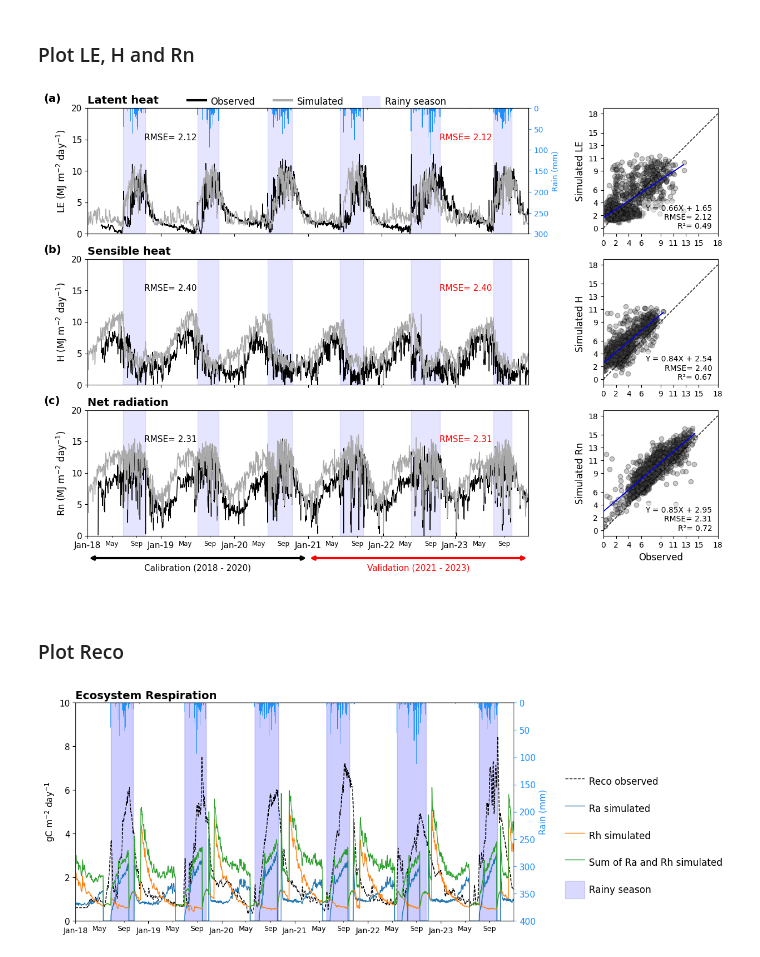
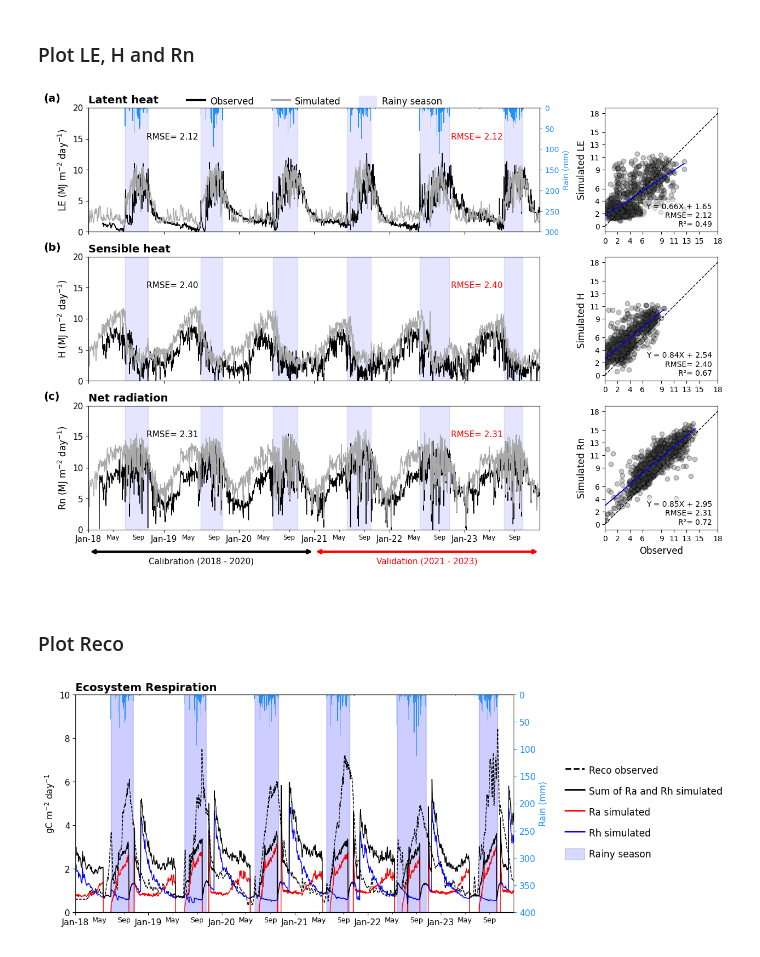
Before and after one commit to espoirgk/PhD_Repos, a Jupyter notebook: Plots_Paper1.ipynb, the cells around one changed output. Cells and saved outputs as stored; diff of their text form; code cells hidden in the pictures.

```diff
--- a/Plots_Paper1.ipynb
+++ b/Plots_Paper1.ipynb
@@ -347,7 +375,7 @@ for year, group in df2.groupby(df2.index.year):
         rainy_seasons.append((start_date, end_date))
 
 # Create the plots with shared x-axis
-fig, (ax2, ax1) = plt.subplots(2, 1, sharex=True, figsize=(10, 5))
+fig, (ax2, ax1) = plt.subplots(2, 1, sharex=True, figsize=(10, 6))
 
 # Add the inverted Rain on the secondary y-axis
 ax3 = ax2.twinx()
@@ -393,7 +421,7 @@ ax1.set_title("Crop", fontsize=14, loc="left", weight='bold')
 ax2.set_title("Tree", fontsize=14, loc="left", weight='bold')
 
 # Set labels and title for the first subplot
-ax1.set_ylabel('GPP (gC m$^{-2}$ day$^{-1}$)', fontsize=11)
+ax1.set_ylabel('GPP (gC m$^{-2}$ day$^{-1}$)', fontsize=12)
 ax3.set_ylabel('Rain (mm)', color=color_rain, fontsize=11)
 ax3.tick_params(axis='y', colors=color_rain, labelsize=11)
 ax3.set_ylim(200, 0)
@@ -409,7 +437,7 @@ line2, = ax2.plot(df2.index, df2['GPP_Tree_orch'], lw=line_weight, color=color_s
 
 # Set labels and title for the second subplot
 # ax2.set_xlabel('Date')
-ax2.set_ylabel('GPP (gC m$^{-2}$ day$^{-1}$)', fontsize=11)
+ax2.set_ylabel('GPP (gC m$^{-2}$ day$^{-1}$)', fontsize=12)
 
 # Create a patch for the rainy season
 rain_patch = Patch(color='blue', alpha=0.15, label='Rainy season')
@@ -441,10 +469,10 @@ ax2.xaxis.set_minor_formatter(DateFormatter("%b"))
 # ax1.set_xlabel('Date', fontsize=11)
 
 # Update tick label sizes
-ax2.tick_params(axis='x', which='major', labelsize=11)
-ax2.tick_params(axis='x', which='minor', labelsize=8.5)
-ax2.tick_params(axis='y', labelsize=11)
-ax1.tick_params(axis='y', labelsize=11)
+ax2.tick_params(axis='x', which='major', labelsize=12)
+ax2.tick_params(axis='x', which='minor', labelsize=9)
+ax2.tick_params(axis='y', labelsize=12)
+ax1.tick_params(axis='y', labelsize=12)
 
 # Date formatter for minor ticks
 date_form = DateFormatter("%b-%y")
@@ -516,8 +544,8 @@ ax3.bar(df2.index, df2['Rain'], width=3, color=color_rain, label='Rain (mm)')
 
 # Highlight the rainy periods
 for start, end in rainy_seasons:
-    ax.axvspan(start, end, color='blue', alpha=0.1)
-    ax.axvspan(start, end, color='blue', alpha=0.1)
+    ax.axvspan(start, end, color='blue', alpha=0.09)
+    ax.axvspan(start, end, color='blue', alpha=0.09)
 
 # Plot LAI_Crop_obs and LAI_Crop_orch on the first subplot
 line1, = ax.plot(df2.index, df2['NEE_ecosys_obs'], lw=line_weight, color=color_obs)
@@ -647,7 +675,7 @@ for year, group in df2.groupby(df2.index.year):
         rainy_seasons.append((start_date, end_date))
 
 # Create subplots for each variable
-fig, axes = plt.subplots(len(variables_to_plot), 2, figsize=(15, 10), gridspec_kw={'width_ratios': [3, 1.]})
+fig, axes = plt.subplots(len(variables_to_plot), 2, figsize=(15, 10), gridspec_kw={'width_ratios': [3, 0.85]})
 
 for i, (var1, var2) in enumerate(variables_to_plot):
     ax1 = axes[i, 0]  # Left axis for line plot
@@ -779,7 +807,7 @@ arrow_ax.set_xlim(df2.index.min(), df2.index.max())
 # plt.subplots_adjust(hspace=0.2, wspace=0.1)
 plt.show()
 # %% [output]
-[figure, old version]
+[figure, new version]
 # %% [markdown]
 ### Plot Reco
 # %%
@@ -816,17 +844,14 @@ for start, end in rainy_seasons:
 
 # Plot LAI_Crop_obs and LAI_Crop_orch on the first subplot
 line1, = ax.plot(df2.index, df2['Reco_ecosys_obs'], "k--", lw=line_weight, label="Reco observed")
-line2, = ax.plot(df2.index, df2['Ra_ecosys_orch'], lw=line_weight, label="Ra simulated")
-line3, = ax.plot(df2.index, df2['Rh_ecosys_orch'], lw=line_weight, label="Rh simulated")
-line4, = ax.plot(df2.index, df2['Sum_Ra_Rh_ecosys_orch'], lw=line_weight, label="Sum of Ra and Rh simulated")
-
+line2, = ax.plot(df2.index, df2['Ra_ecosys_orch'], "r", lw=line_weight, label="Ra simulated")
+line3, = ax.plot(df2.index, df2['Rh_ecosys_orch'], "b", lw=line_weight, label="Rh simulated")
+line4, = ax.plot(df2.index, df2['Sum_Ra_Rh_ecosys_orch'], "k", lw=line_weight, label="Sum of Ra and Rh simulated")
 
 
 a_lim = df2.index.min() + pd.Timedelta(days=280)
 b_lim = df2.index.max() - pd.Timedelta(days=180)
 # Add MRMSE indicators
-
-
 
 # Set labels and title for the first subplot
 ax.set_ylabel('gC m$^{-2}$ day$^{-1}$', fontsize=11)
@@ -840,41 +865,46 @@ ax.set_ylim(0, 10)
 # Create a patch for the rainy season
 rain_patch = Patch(color='blue', alpha=0.15, label='Rainy season')
 
+# Create lines for 'Observed' and 'Simulated'
+line1 = Line2D([0], [0], color="black", lw=2, ls="--", label='Reco observed')  # lw (linewidth) = 2 for smaller line width
+line2 = Line2D([0], [0], color="red", lw=2, label='Ra simulated')
+line3 = Line2D([0], [0], color="blue", lw=2, label='Rh simulated')
+line4 = Line2D([0], [0], color="black", lw=2, label='Sum of Ra and Rh simulated')
 
 ax.set_title('Ecosystem Respiration', loc='left', pad=5, size=14, weight='bold')
 
 # Add a legend for the lines and patch
-fig.legend([line1, line2, line3, line4, rain_patch],
-           ["Reco observed", "Ra simulated", "Rh simulated", "Sum of Ra and Rh simulated", "Rainy season"],
+fig.legend([line1, line4, line2, line3, rain_patch],
+           ["Reco observed", "Sum of Ra and Rh simulated", "Ra simulated", "Rh simulated", "Rainy season"],
            loc='upper center', ncol=1, bbox_to_anchor=(1.13, 0.65), frameon=False,
            fontsize=12,
            handlelength=2,
-           handleheight=2.5,
+           handleheight=1.5,
            labelspacing=1.0,
            borderpad=0.0,
            handletextpad=0.5)
 
 
 ax.set_xlim(df2.index.min(), df2.index.max())
 
 
 # Set x-axis ticks for Jan, May, and Sept
 ax.xaxis.set_major_locator(YearLocator())
 ax.xaxis.set_minor_locator(MonthLocator(bymonth=[1, 5, 9]))
 ax.xaxis.set_major_formatter(DateFormatter("%Y"))
 ax.xaxis.set_minor_formatter(DateFormatter("%b"))
 # ax1.set_xlabel('Date', fontsize=11)
 
 # Update tick label sizes
-ax.tick_params(axis='x', which='major', labelsize=10)
+ax.tick_params(axis='x', which='major', labelsize=11)
 ax.tick_params(axis='x', which='minor', labelsize=9)
 ax.tick_params(axis='y', labelsize=11)
 ax.tick_params(axis='y', labelsize=11)
 
 # Date formatter for minor ticks
 date_form = DateFormatter("%b-%y")
 ax.xaxis.set_major_formatter(date_form)
 
 plt.show()
 # %% [output]
-[figure, old version]
+[figure, new version]
```
Also changed, not shown: parts of 14 cells of this notebook, 5 other files.
